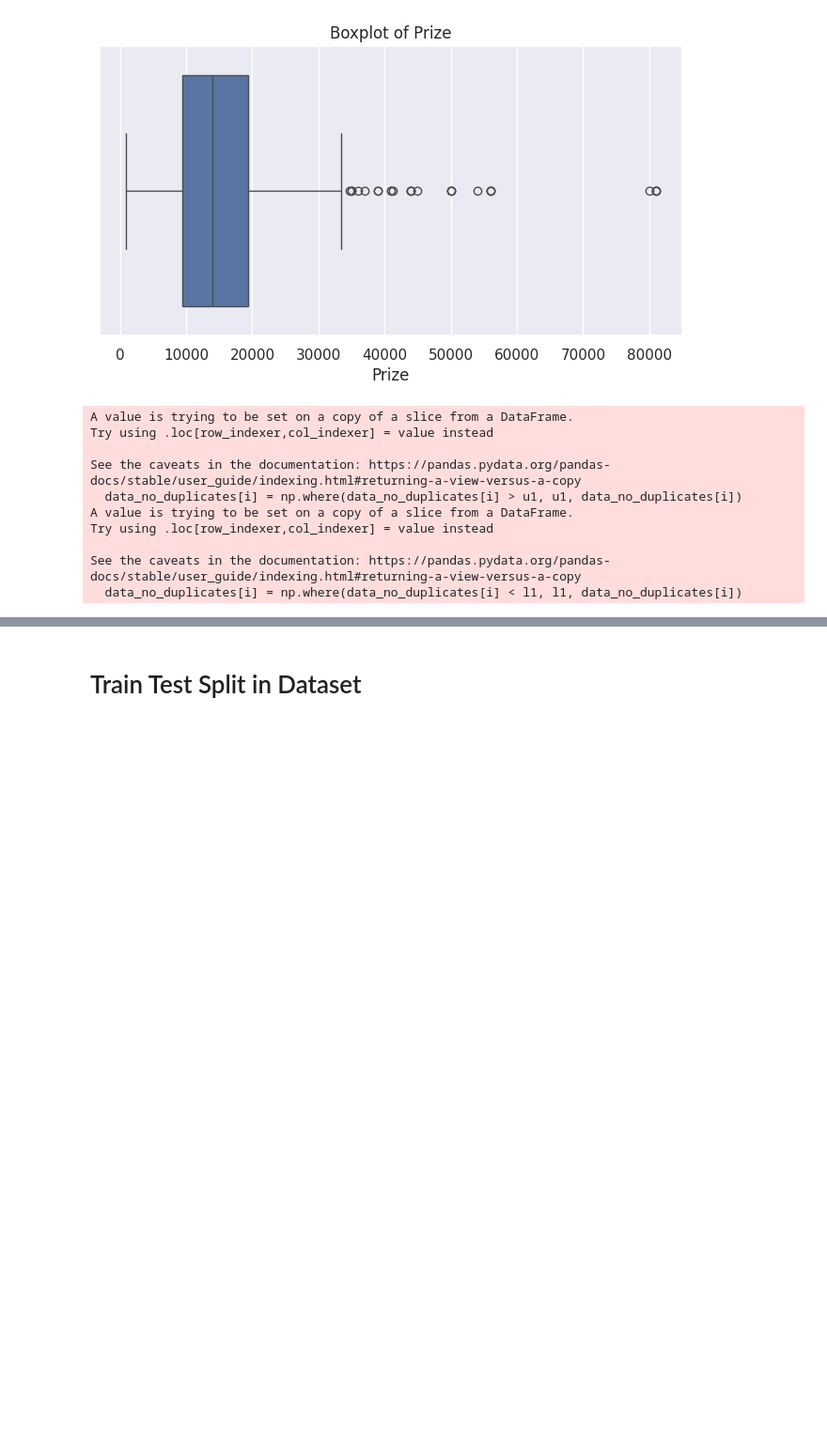
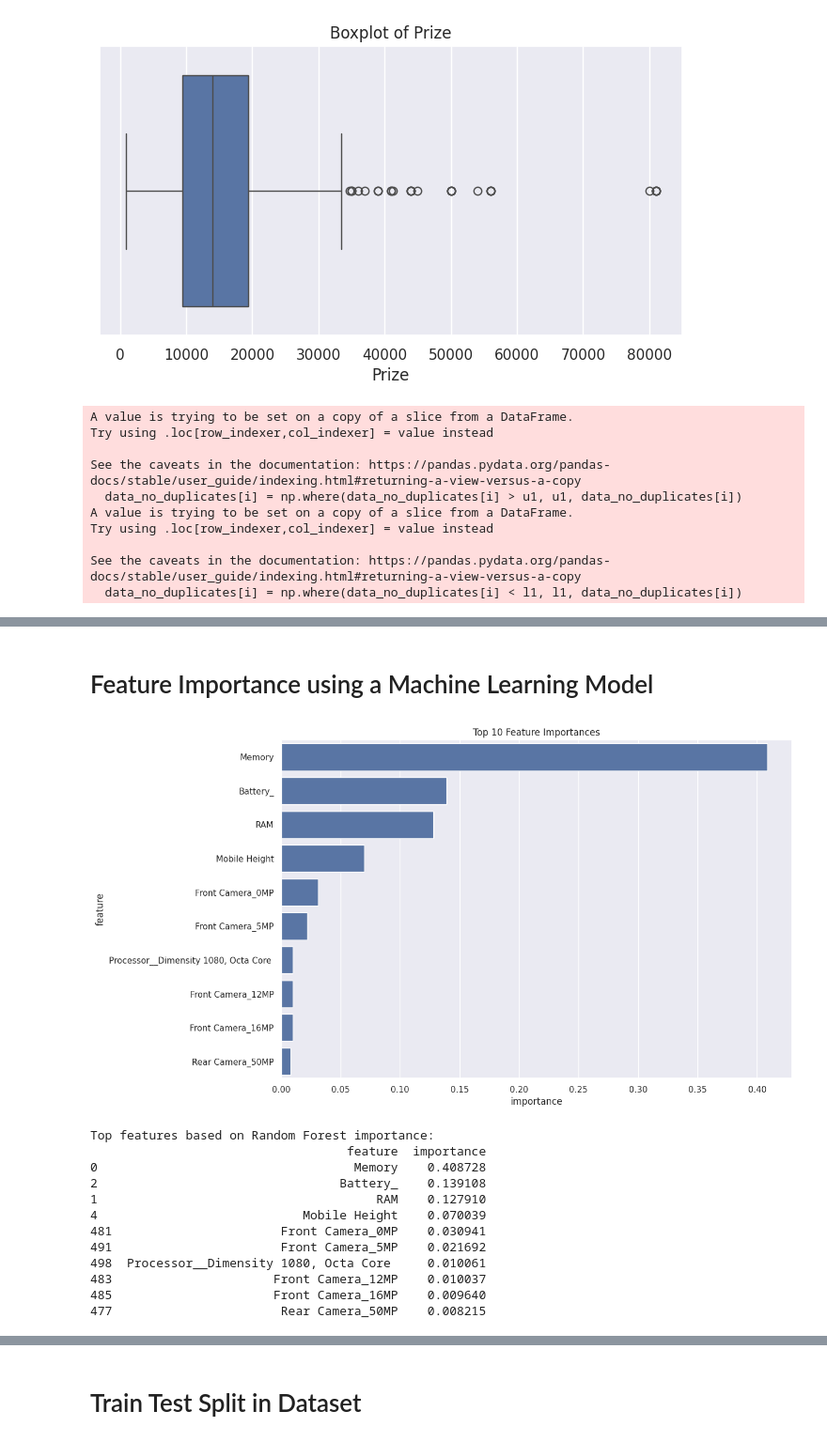
Before and after one commit to Savaliyaniks1/Project_4, a Jupyter notebook: Mobile_Price_Prediction_Project_4.ipynb, the cells around one changed output, grey strips where cells are left out. Shown at 94% size. Cells and saved outputs as stored; diff of their text form; code cells hidden in the pictures; blank space fills up the shorter version.

```diff
--- a/Mobile_Price_Prediction_Project_4.ipynb
+++ b/Mobile_Price_Prediction_Project_4.ipynb
@@ -552,0 +548,16 @@ We ll apply Label Encoding instead of Nominal Encoding because Nominal encoding
+# %%
+# Convert categorical variables to numerical format using one-hot encoding
+# Identify categorical columns
+categorical_columns = data_no_duplicates.select_dtypes(include=['object']).columns
+
+# One-hot encoding
+data_encoded = pd.get_dummies(data_no_duplicates, columns=categorical_columns,dtype=int)
+
+print("First 5 rows of the preprocessed dataset:")
+print(data_encoded.head())
+
+print("\nShape of the preprocessed dataset:")
+print(data_encoded.shape)
+
+print("\nSummary statistics of the preprocessed dataset:")
+print(data_encoded.describe(include='all'))
@@ -552,0 +593,47 @@ We ll apply Label Encoding instead of Nominal Encoding because Nominal encoding
+# %% [markdown]
+# Feature Importance using a Machine Learning Model
+# %%
+from sklearn.ensemble import RandomForestRegressor
+from sklearn.model_selection import train_test_split
+
+# Separate features and target variable
+X = data_encoded.drop(columns=['Prize'])
+y = data_encoded['Prize']
+
+# Split the dataset into training and testing sets
+X_train, X_test, y_train, y_test = train_test_split(X, y, test_size=0.2, random_state=42)
+
+# Train a Random Forest model
+rf = RandomForestRegressor(n_estimators=100, random_state=42)
+rf.fit(X_train, y_train)
+
+# Get feature importances
+importances = rf.feature_importances_
+
+# Create a DataFrame for feature importances
+feature_importances = pd.DataFrame({'feature': X.columns, 'importance': importances})
+feature_importances = feature_importances.sort_values(by='importance', ascending=False)
+
+# Plot feature importances
+plt.figure(figsize=(12, 8))
+sns.barplot(x='importance', y='feature', data=feature_importances.head(10))  # Adjust the number of features as needed
+plt.title('Top 10 Feature Importances')
+plt.show()
+
+# Print top features
+print("Top features based on Random Forest importance:")
+print(feature_importances.head(10))
+# %% [output]
+[figure, added]
+Top features based on Random Forest importance:
+                                   feature  importance
+0                                   Memory    0.408728
+2                                 Battery_    0.139108
+1                                      RAM    0.127910
+4                            Mobile Height    0.070039
+481                       Front Camera_0MP    0.030941
+491                       Front Camera_5MP    0.021692
+498  Processor__Dimensity 1080, Octa Core     0.010061
+483                      Front Camera_12MP    0.010037
+485                      Front Camera_16MP    0.009640
+477                       Rear Camera_50MP    0.008215
```
Also changed, not shown: parts of 47 cells of this notebook.
